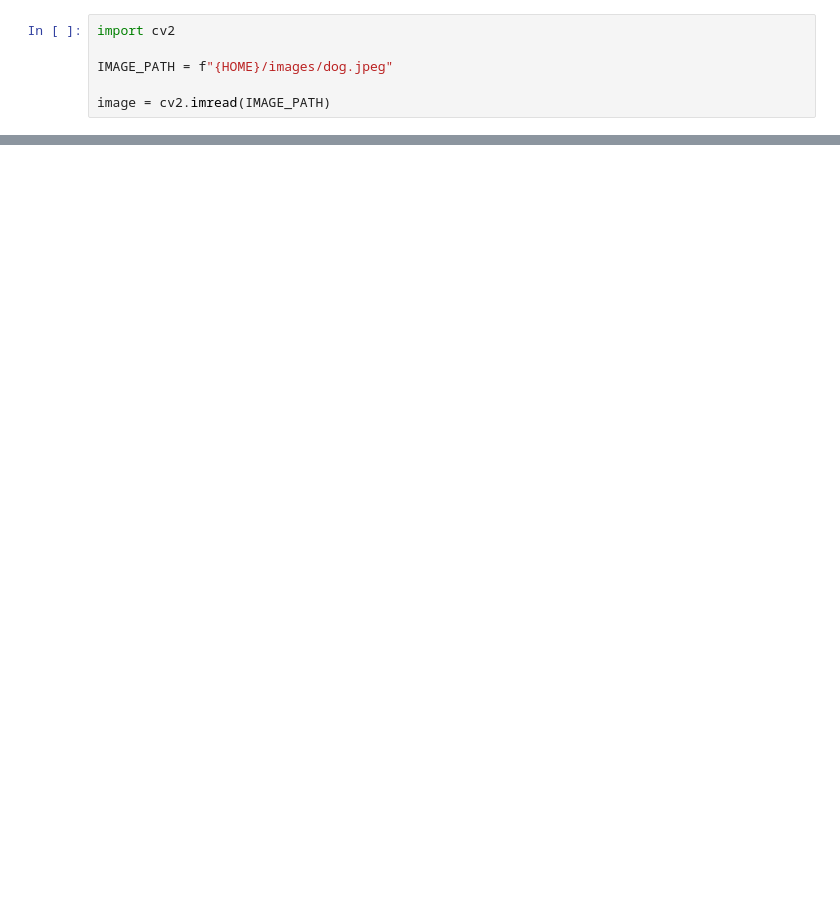
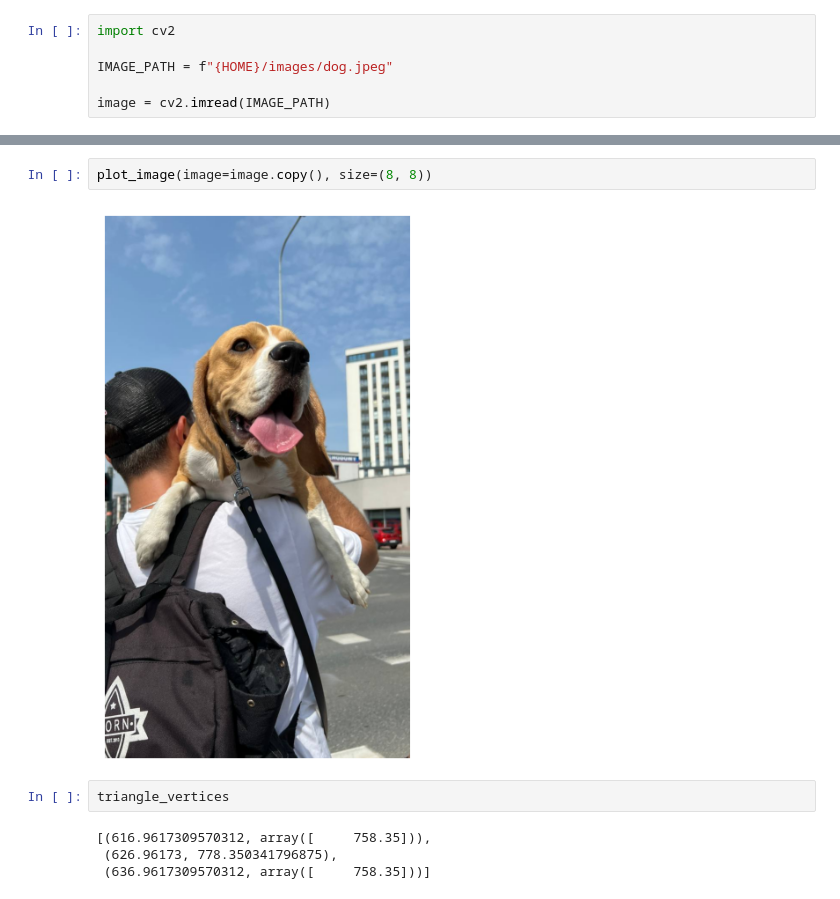
Before and after one commit to DanRHowarth/supervision, a Jupyter notebook: triangle.ipynb, the cells around one changed output, grey strips where cells are left out. Drawn from its saved outputs; the diff is of its cells as text; blank space fills up the shorter version.

```diff
--- a/triangle.ipynb
+++ b/triangle.ipynb
@@ -62,0 +254,10 @@ sv.plot_image(image=annotated_image, size=(8, 8))
+# %%
+plot_image(image=image.copy(), size=(8, 8))
+# %% [output]
+[figure, added]
+# %%
+triangle_vertices
+# %% [output]
+[(616.9617309570312, array([     758.35])),
+ (626.96173, 778.350341796875),
+ (636.9617309570312, array([     758.35]))]
```
Also changed, not shown: parts of 38 cells of this notebook.
